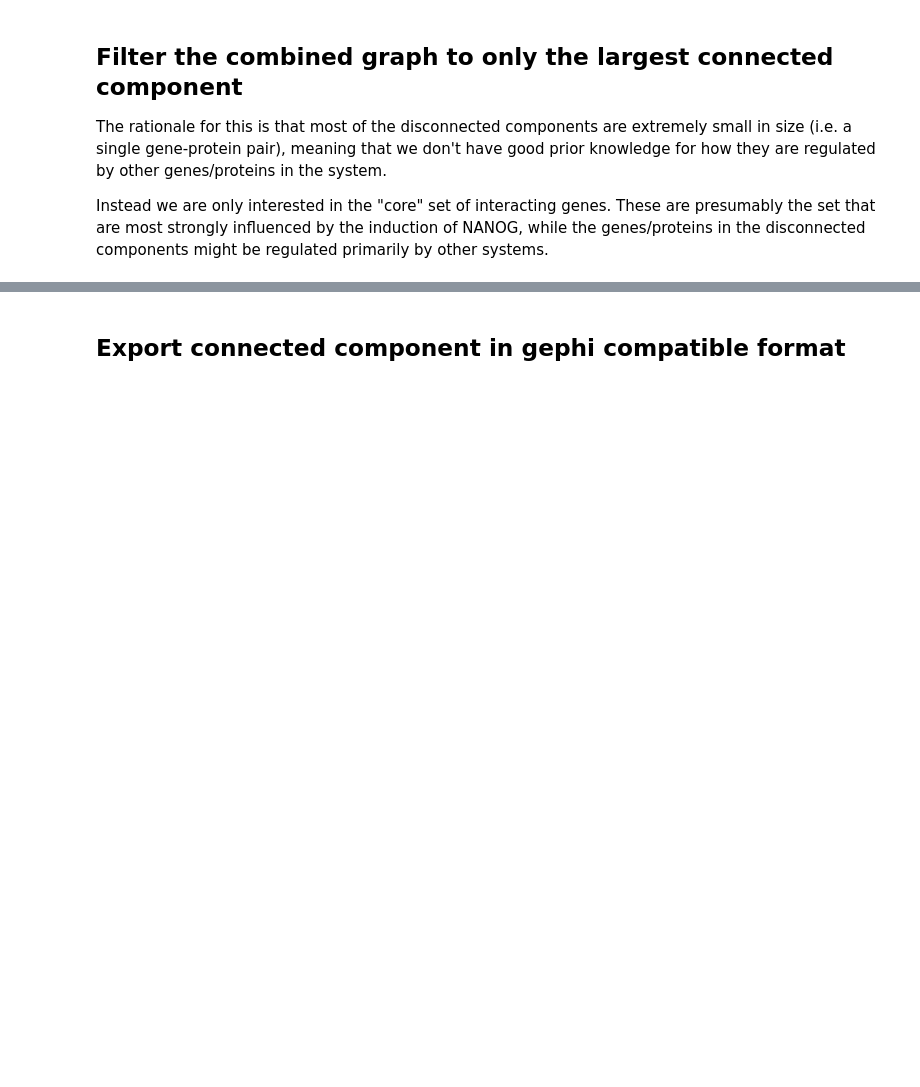
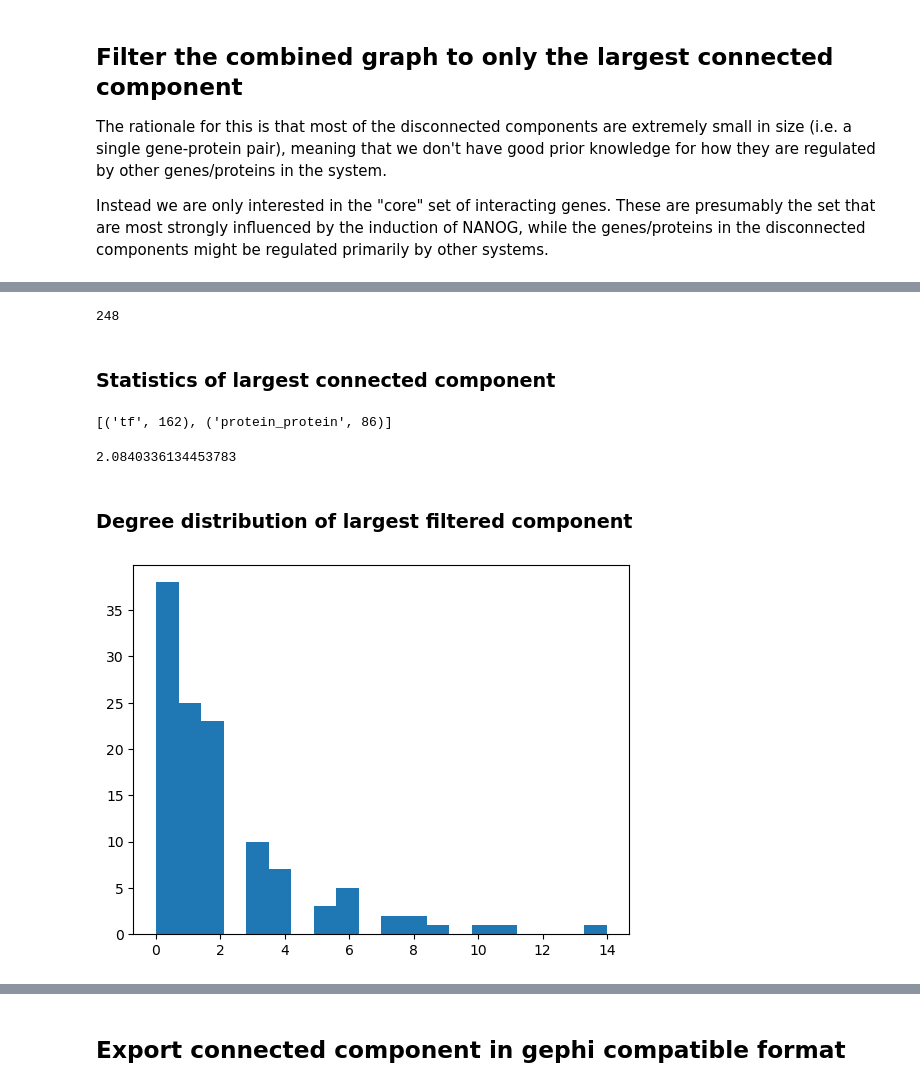
Before and after one commit to bglazer/cornelia_de_lange, a Jupyter notebook: code/generate_network.ipynb, the cells around one changed output, grey strips where cells are left out. Cells and saved outputs as stored; diff of their text form; code cells hidden in the pictures; blank space fills up the shorter version.

Commit message:
Initial commit of MC-Boomer plus graph analysis

```diff
--- a/code/generate_network.ipynb
+++ b/code/generate_network.ipynb
@@ -195,0 +207,9 @@ len(data_genes)
+# %%
+data_proteins = []
+unmapped_data_genes = 0
+for gene in data_genes:
+    if gene in gene_protein:
+        data_proteins.append(gene_protein[gene])
+    else:
+        unmapped_data_genes += 1
+print(len(data_proteins), unmapped_data_genes)
@@ -208,5 +228,5 @@ combined.number_of_edges()
 # %%
-data_tfs = tf_graph.subgraph(gene_graph.nodes())
+data_tfs = tf_graph.subgraph(data_proteins)
 # %%
 data_tfs.number_of_nodes()
 # %% [output]
@@ -216,7 +236,7 @@ data_tfs.number_of_edges()
 # %% [output]
 380
 # %%
-combined = nx.compose(combined, data_tfs)
+combined = nx.compose(data_tfs, data_protein_interactions)
 # %%
 combined.number_of_nodes()
 # %% [output]
@@ -300,0 +277,21 @@ for nanog_id in nanog_ids:
+# %%
+removal_count = 1 # placeholder
+
+filtered_graph = connected_graph.copy()
+
+# If a node (A) has only out edge is to another node (B) that is removed, then A will have zero outdegree after B
+# is removed. Then, we have to run another pass to remove A. We repeat this process until all
+# nodes have outdegree > 0
+output_nodes = []
+while removal_count > 0:
+    zeros = []
+    for node in filtered_graph.nodes:
+#         in_degree = filtered_graph.in_degree[node]
+        out_degree = filtered_graph.out_degree[node]
+#         if in_degree == 0 or out_degree == 0:
+        if out_degree == 0:
+            zeros.append(node)
+    filtered_graph.remove_nodes_from(zeros)
+    removal_count = len(zeros)
+    output_nodes += zeros
+    print(removal_count)
@@ -300,0 +318,26 @@ for nanog_id in nanog_ids:
+# %%
+filtered_graph.number_of_edges()
+# %% [output]
+248
+# %% [markdown]
+### Statistics of largest connected component
+# %%
+# Edge types in the giant component
+edge_types = Counter()
+for edge in filtered_graph.edges(data=True):
+    edge_types[edge[2]['type']] += 1
+pprint(edge_types.most_common())
+# %% [output]
+[('tf', 162), ('protein_protein', 86)]
+# %%
+# Average degree
+nx.number_of_edges(filtered_graph)/nx.number_of_nodes(filtered_graph)
+# %% [output]
+2.0840336134453783
+# %% [markdown]
+### Degree distribution of largest filtered component
+# %%
+# in degree
+plt.hist(dict(filtered_graph.in_degree).values(), bins=20);
+# %% [output]
+[figure, added]
```
Also changed, not shown: parts of 64 cells of this notebook, 17 other files.
